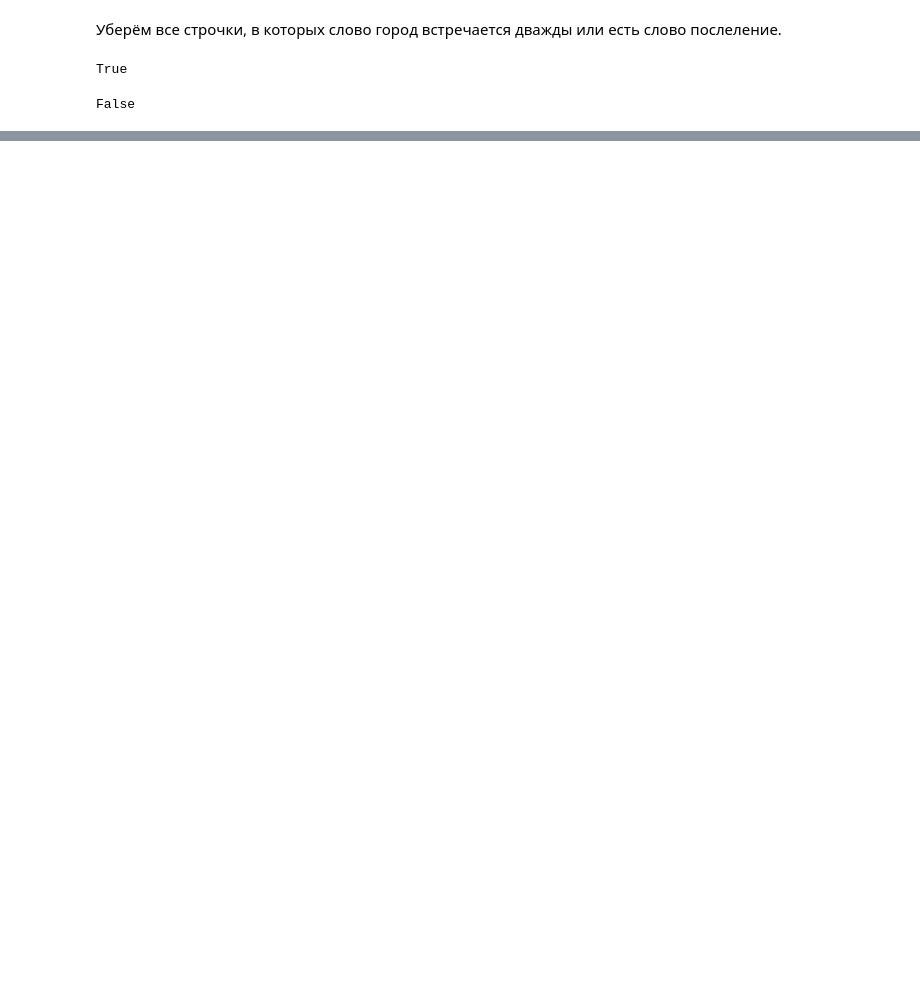
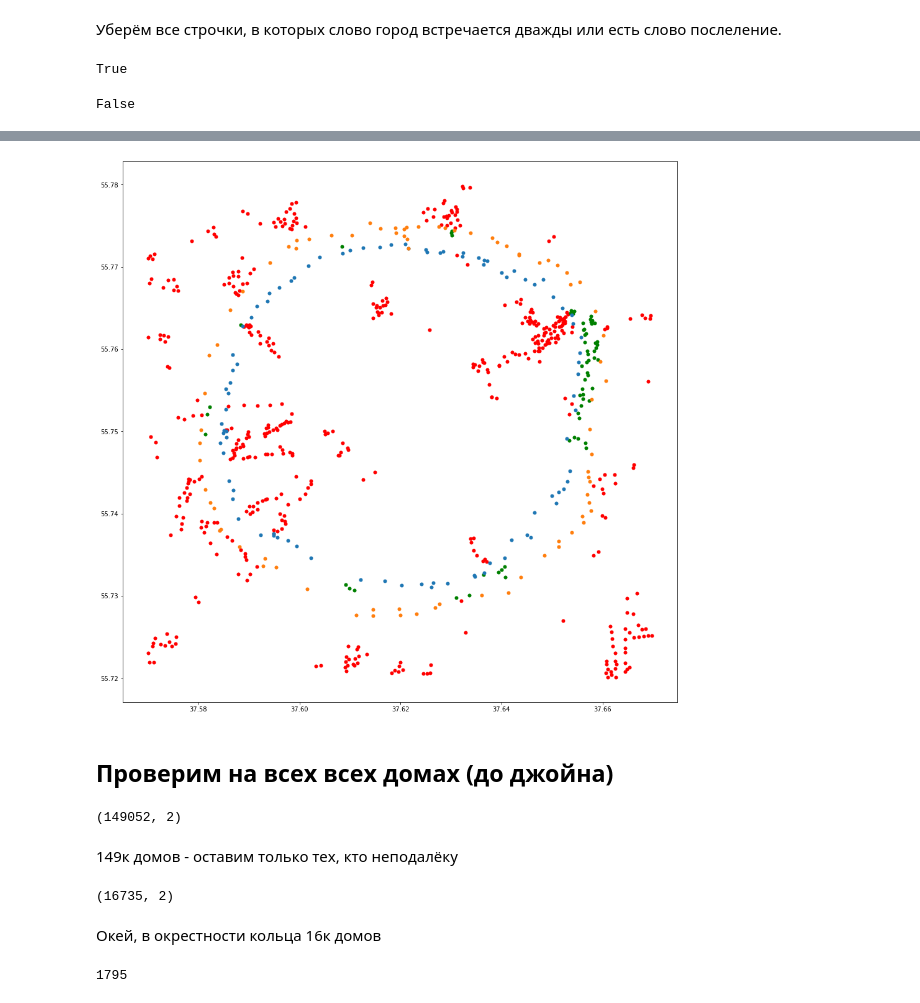
Before and after one commit to SvyatSheypak/city_for_people, a Jupyter notebook: garden_ring_houses/garden_ring_houses.ipynb, the cells around one changed output, grey strips where cells are left out. Cells and saved outputs as stored; diff of their text form; code cells hidden in the pictures; blank space fills up the shorter version.

```diff
--- a/garden_ring_houses/garden_ring_houses.ipynb
+++ b/garden_ring_houses/garden_ring_houses.ipynb
@@ -549,0 +606,26 @@ AttributeError: module 'pandas' has no attribute 'mer'
+# %%
+def area(x1, y1, x2, y2, x3, y3):
+    return abs((x1 * (y2 - y3) + x2 * (y3 - y1)
+                + x3 * (y1 - y2)) / 2.0)
+
+def isInside(x1, y1, x2, y2, x3, y3, x, y):
+    ABC = area (x1, y1, x2, y2, x3, y3)
+    PBC = area (x, y, x2, y2, x3, y3)
+    PAC = area (x1, y1, x, y, x3, y3)
+    PAB = area (x1, y1, x2, y2, x, y)
+
+    return np.isclose(ABC, PBC + PAC + PAB)
+
+def point_inside_poly(poly, point):
+    x_min = np.min(poly[:, 0])
+    x_max = np.max(poly[:, 0])
+    y_min = np.min(poly[:, 1])
+    y_max = np.max(poly[:, 1])
+    if point[0] < x_min or point[0] > x_max or point[1] < y_min or point[1] > y_max:
+        return False
+
+    center = poly.mean(axis=0)
+    res = False
+    for a, b in zip(poly, np.concatenate([poly[1:], poly[:1]])):
+        res = res or isInside(*center, *a, *b, *point)
+    return res
@@ -549,0 +662,16 @@ AttributeError: module 'pandas' has no attribute 'mer'
+# %%
+figure, axes = plt.subplots(nrows=1, ncols=1, figsize=(16, 16), sharex=True, sharey=True)
+
+axes = [1, 1, axes]
+
+axes[2].scatter(subhouses[~inside_poly2, 0], subhouses[~inside_poly2, 1], linewidths=0.001, alpha=1, c="r")
+axes[2].scatter(subhouses[inside_poly1, 0], subhouses[inside_poly1, 1], linewidths=0.001, alpha=1, c="r")
+axes[2].scatter(subhouses[between_polys, 0], subhouses[between_polys, 1], linewidths=0.001, alpha=1, c="g")
+axes[2].scatter(poly_1[:, 0], poly_1[:, 1], linewidths=0.005)
+axes[2].scatter(poly_2[:, 0], poly_2[:, 1], linewidths=0.005)
+
+plt.show()
+# %% [output]
+[figure, added]
+# %% [markdown]
+## Проверим на всех всех домах (до джойна)
@@ -549,0 +680,24 @@ AttributeError: module 'pandas' has no attribute 'mer'
+# %%
+all_houses.shape
+# %% [output]
+(149052, 2)
+# %% [markdown]
+149к домов - оставим только тех, кто неподалёку
+# %%
+all_subhouses = get_subhouses(all_houses)
+all_subhouses.shape
+# %% [output]
+(16735, 2)
+# %% [markdown]
+Окей, в окрестности кольца 16к домов
+# %%
+n = poly_points.shape[0] // 2 + 6
+poly_1 = poly_points[:n, :]
+poly_2 = poly_points[n:, :]
+
+inside_poly1 = np.array([point_inside_poly(poly_1, h) for h in all_subhouses])
+inside_poly2 = np.array([point_inside_poly(poly_2, h) for h in all_subhouses])
+between_polys = np.logical_xor(inside_poly1, inside_poly2)
+print(np.sum(between_polys))
+# %% [output]
+1795
```
Also changed, not shown: parts of 96 cells of this notebook.
